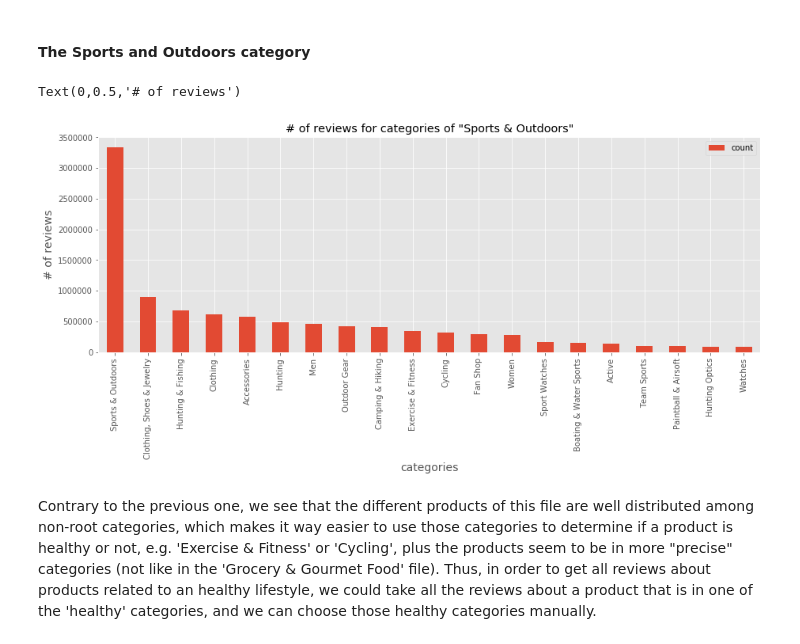
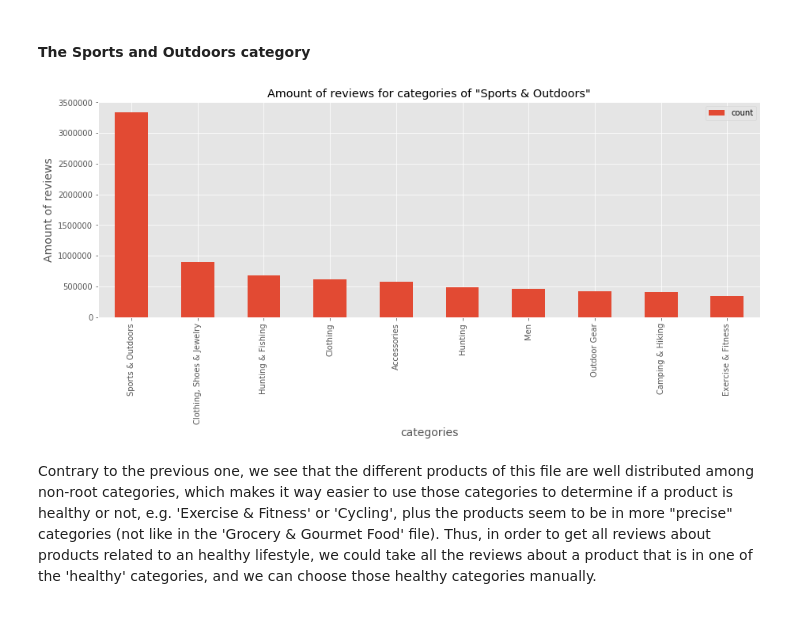
Before and after one commit to darioAnongba/EPFL-ADA, a Jupyter notebook: project/Report.ipynb, the cells around one changed output. Drawn from its saved outputs; the diff is of its cells as text; code cells hidden in the pictures.

Commit message:
Plots computed

```diff
--- a/project/Report.ipynb
+++ b/project/Report.ipynb
@@ -42,5 +39,6 @@ The autoreload extension is already loaded. To reload it, use:
 # %%
 DATA_DIR = 'data/'
+PLOT_DIR = 'plots/'
 # %% [markdown]
 ## Raw data
 
@@ -145,12 +147,12 @@ In order to get the reviews related to a healthy product in this file, we can tr
 #### The Sports and Outdoors category
 # %%
 sports_cat_count_df = pd.read_pickle(DATA_DIR + 'sports_cat_count_df')
-sports_cat_count_df.head(20).plot(kind='bar', title='# of reviews for categories of "Sports & Outdoors"')
+sports_cat_count_df.head(10).plot(kind='bar', title='Amount of reviews for categories of "Sports & Outdoors"')
 plt.xlabel('categories', fontsize=14)
-plt.ylabel('# of reviews', fontsize=14)
+plt.ylabel('Amount of reviews', fontsize=14)
+plt.savefig(PLOT_DIR + 'sports_cat_count_df.pdf', bbox_inches='tight')
 # %% [output]
-Text(0,0.5,'# of reviews')
-[figure, old version]
+[figure, new version]
 # %% [markdown]
 Contrary to the previous one, we see that the different products of this file are well distributed among non-root categories, which makes it way easier to use those categories to determine if a product is healthy or not, e.g. 'Exercise & Fitness' or 'Cycling', plus the products seem to be in more "precise" categories (not like in the 'Grocery & Gourmet Food' file). Thus, in order to get all reviews about products related to an healthy lifestyle, we could take all the reviews about a product that is in one of the 'healthy' categories, and we can choose those healthy categories manually.
 # %% [markdown]
```
Also changed, not shown: parts of 27 cells of this notebook, 14 other files.
